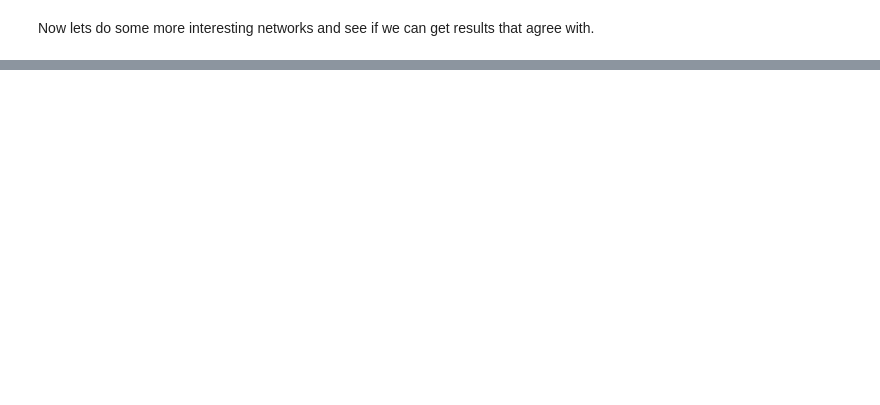
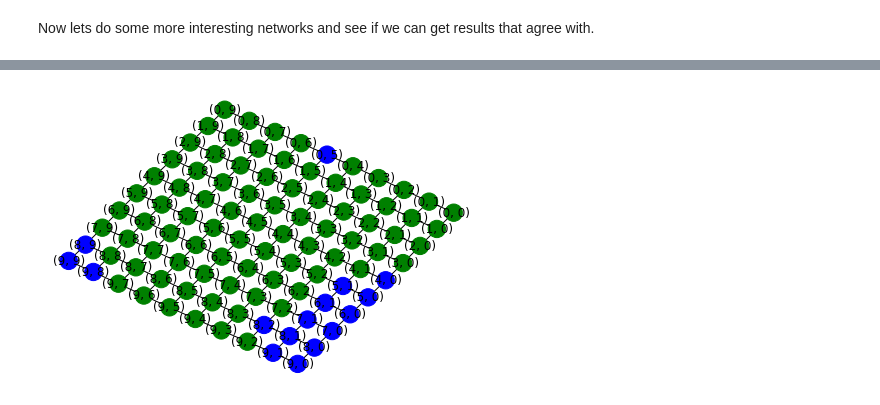
Before and after one commit to martyn1fyles/Network-Epidemic-Simulation, a Jupyter notebook: Demos/Network Epidemic Demo.ipynb, the cells around one changed output, grey strips where cells are left out. Cells and saved outputs as stored; diff of their text form; code cells hidden in the pictures; blank space fills up the shorter version.

```diff
--- a/Demos/Network Epidemic Demo.ipynb
+++ b/Demos/Network Epidemic Demo.ipynb
@@ -80,0 +95,12 @@ nx.draw(G)
+# %%
+my_network_epidemic = sir_network_sellke_simple(G, beta = 0.7, I_parameters = 1.5, infected_started = 1)
+my_network_epidemic.iterate_epidemic()
+color_map = []
+for node in G:
+    if node in my_network_epidemic.infected_nodes:
+        color_map.append('green')
+    else: color_map.append('blue')
+nx.draw_kamada_kawai(G,node_color = color_map,with_labels = True)
+plt.show()
+# %% [output]
+[figure, added]
```
Also changed, not shown: parts of 11 cells of this notebook, 2 other files.
